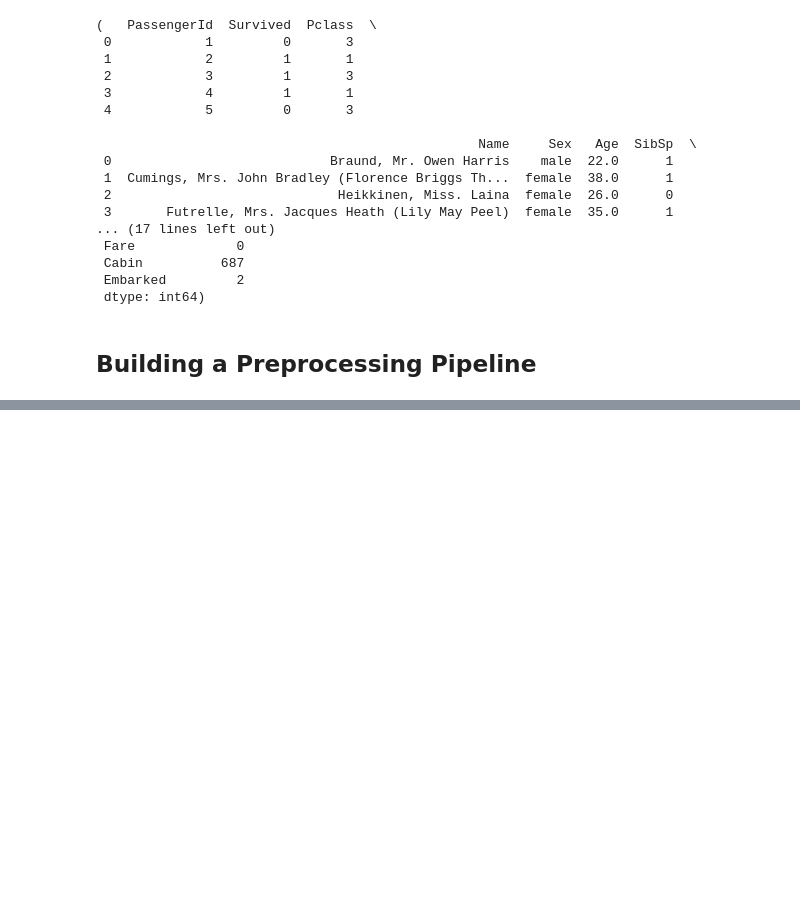
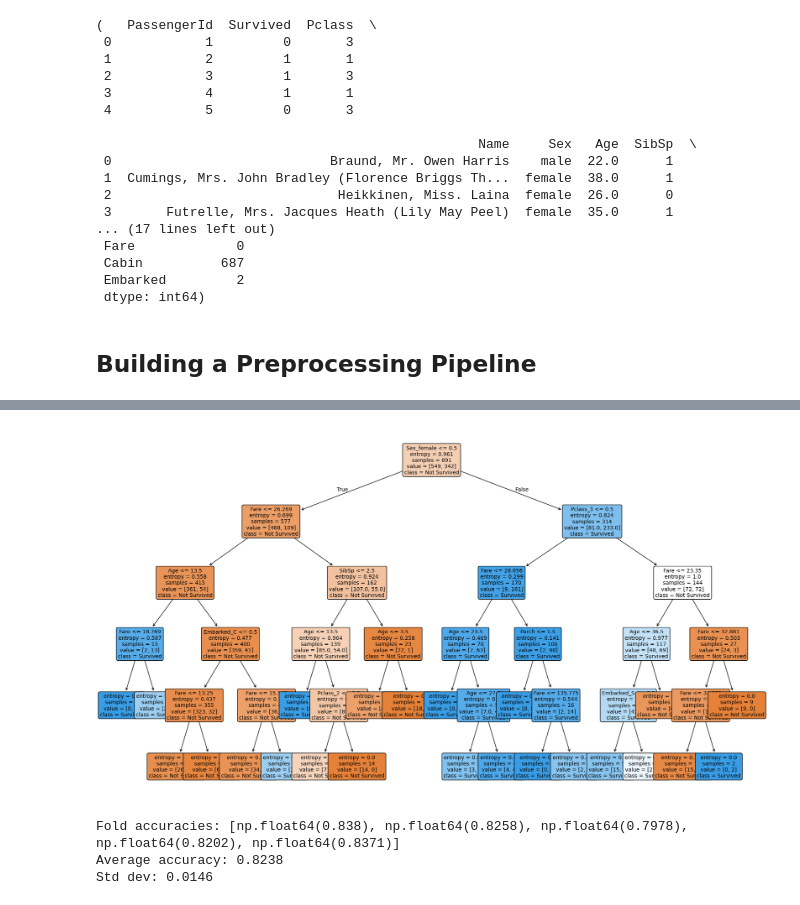
Before and after one commit to AtharvaBOT7/CSE572-DM-HW2-1233380696, a Jupyter notebook: HW2.ipynb, the cells around one changed output, grey strips where cells are left out. Cells and saved outputs as stored; diff of their text form; code cells hidden in the pictures; blank space fills up the shorter version.

```diff
--- a/HW2.ipynb
+++ b/HW2.ipynb
@@ -84,3 +84,15 @@ param_grid = {
     "clf__min_samples_split": [2, 5, 10],
     "clf__min_samples_leaf": [1, 2, 5]
 }
+# %%
+# Defining the Grid Search CV
+
+grid_dt = GridSearchCV(
+    estimator=pipe_dt,
+    param_grid=param_grid,
+    cv=5,
+    scoring="accuracy",
+    n_jobs=-1
+)
+# %%
+grid_dt.fit(X, y)
@@ -86,0 +117,5 @@ param_grid = {
+# %%
+# Taking the best estimator from the grid search
+
+best_dt = grid_dt.best_estimator_
+best_dt.get_params()
@@ -86,0 +140,21 @@ param_grid = {
+# %%
+# Extract feature names after preprocessing (for readable plot)
+ohe = best_dt.named_steps["prep"].named_transformers_["cat"].named_steps["ohe"]
+cat_names = ohe.get_feature_names_out(cat_cols)
+feature_names = list(num_cols) + list(cat_names)
+
+dt_model = best_dt.named_steps["clf"]
+
+plt.figure(figsize=(18, 10))
+plot_tree(
+    dt_model,
+    filled=True,
+    feature_names=feature_names,
+    class_names=["Not Survived","Survived"],
+    rounded=True,
+    fontsize=10
+)
+plt.tight_layout()
+plt.show()
+# %% [output]
+[figure, added]
@@ -86,0 +173,8 @@ param_grid = {
+# %%
+print("Fold accuracies:", [round(s, 4) for s in scores])
+print(f"Average accuracy: {scores.mean():.4f}")
+print(f"Std dev: {scores.std():.4f}")
+# %% [output]
+Fold accuracies: [np.float64(0.838), np.float64(0.8258), np.float64(0.7978), np.float64(0.8202), np.float64(0.8371)]
+Average accuracy: 0.8238
+Std dev: 0.0146
```
Also changed, not shown: parts of 5 cells of this notebook.
